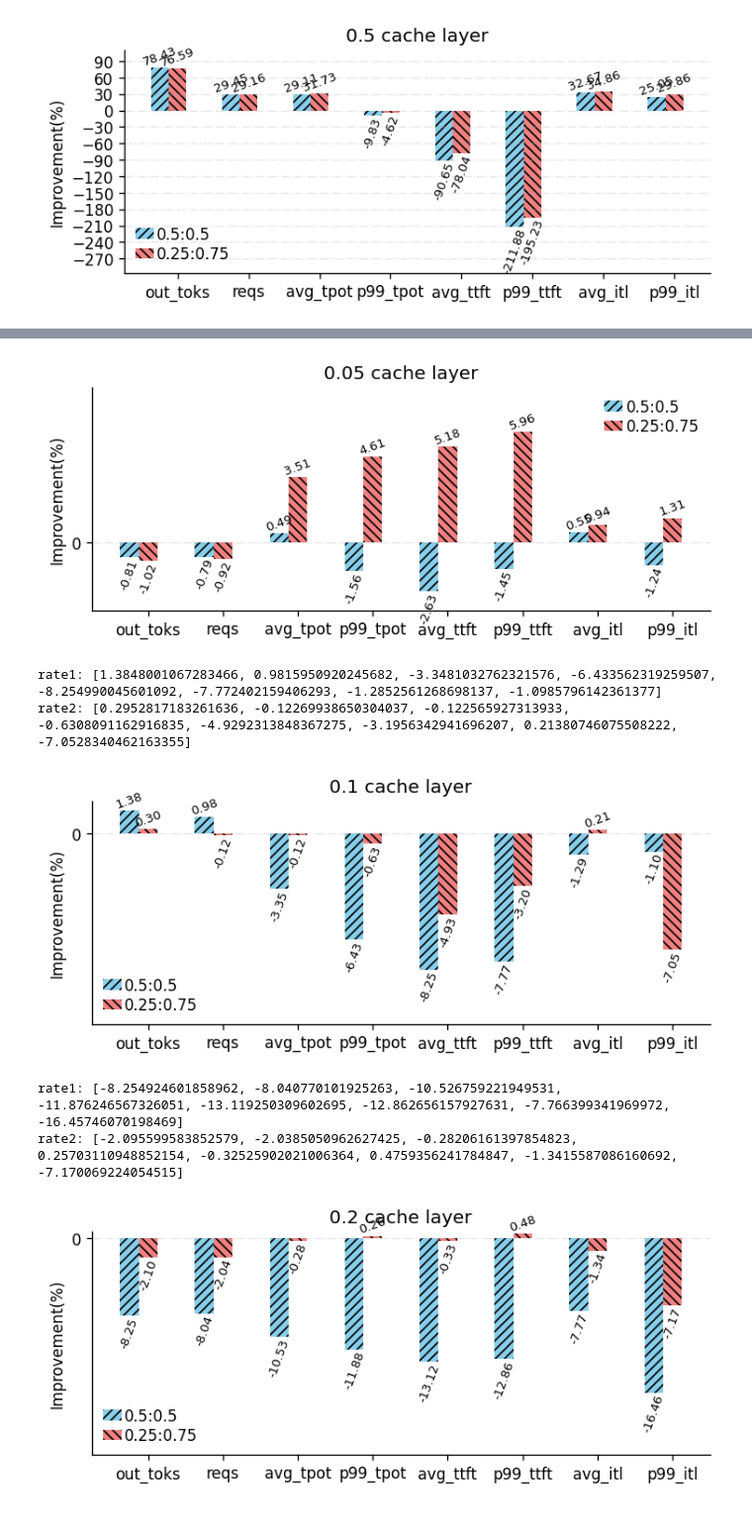
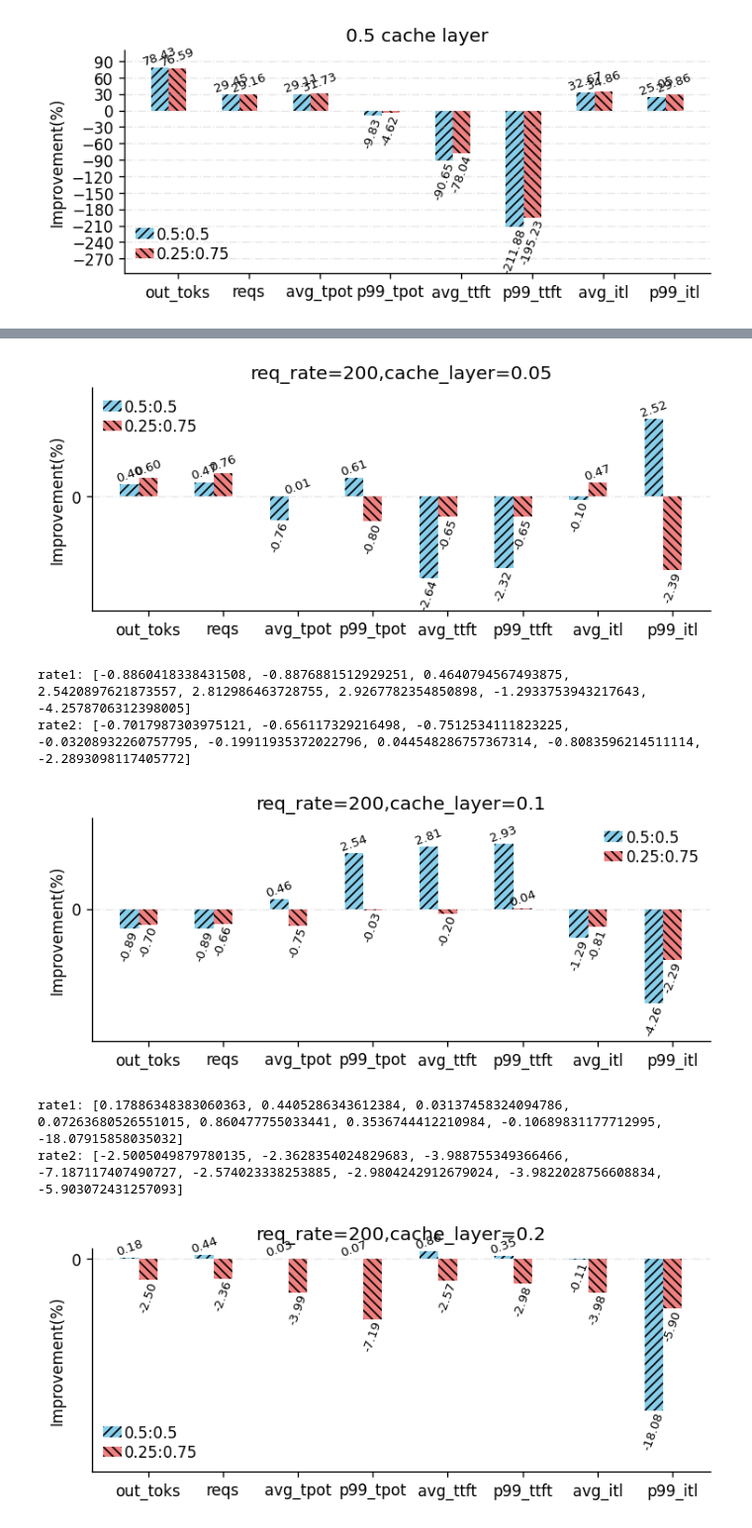
Before and after one commit to chenwenyan/eLLM, a Jupyter notebook: examples/results/hfuse_analysis.ipynb, the cells around one changed output, grey strips where cells are left out. Shown at 99% size. Drawn from its saved outputs; the diff is of its cells as text; code cells hidden in the pictures.

```diff
--- a/examples/results/hfuse_analysis.ipynb
+++ b/examples/results/hfuse_analysis.ipynb
@@ -69,7 +69,7 @@ def get_norm_res(model_name, gpu_utilization, req_rate, total_reqs, store_cache_
     return output_tokens_imp, reqs_imp, mean_tpot_imp, p99_tpot_imp, mean_ttft_imp, p99_ttft_imp, mean_itl_imp, p99_itl_imp
 # %%
 # 绘制柱状图，对比swap和recompute的性能提升
-def plot_bar(rate1, rate2, store_cache_layer):
+def plot_bar(rate1, rate2, store_cache_layer, req_rate):
     print('rate1:', rate1)
     print('rate2:', rate2)
     fig = plt.figure(figsize=(6, 2.5), dpi=120)
@@ -98,7 +98,7 @@ def plot_bar(rate1, rate2, store_cache_layer):
     ax.set_ylim(min(min(rate1), min(rate2))*1.4, max(max(rate1), max(rate2))*1.4)
 
     ax.grid(linestyle='-.', alpha=0.3, axis='y')
-    ax.title.set_text(f'{store_cache_layer} cache layer')
+    ax.title.set_text(f'req_rate={req_rate},cache_layer={store_cache_layer}')
     # ax.legend(bbox_to_anchor=(0.01, 1.05), loc='upper left', ncol=1, frameon=False, columnspacing=0.2, labelspacing=0.2, handlelength=1.2, handletextpad=0.2, borderaxespad=0.2, borderpad=0.5)
     ax.legend(loc='best', ncol=1, frameon=False, columnspacing=0.2, labelspacing=0.2, handlelength=1.2, handletextpad=0.2, borderaxespad=0.2, borderpad=0.5)
     plt.tight_layout(pad=0.1, w_pad=0.1, h_pad=0.1)
@@ -148,7 +148,7 @@ for store_cache_layer in store_cache_layers:
     rate_values = []
     for i in range(len(num_threads)):
         DATA_DIR = f'{DATA_PATH}dllm_org_128_hfusion_{num_threads[i]}'
-        output_tokens_imp, reqs_imp, mean_tpot_imp, p99_tpot_imp, mean_ttft_imp, p99_ttft_imp, mean_itl_imp, p99_itl_imp = get_norm_res(model_name, gpu_utilization, 100, 300, store_cache_layer, DATA_DIR)
+        output_tokens_imp, reqs_imp, mean_tpot_imp, p99_tpot_imp, mean_ttft_imp, p99_ttft_imp, mean_itl_imp, p99_itl_imp = get_norm_res(model_name, gpu_utilization, 100, 100, store_cache_layer, DATA_DIR)
         output_tokens_imps.append(np.mean(output_tokens_imp))
         reqs_imps.append(np.mean(reqs_imp))
         mean_tpot_imps.append(np.mean(mean_tpot_imp))
@@ -158,5 +158,5 @@ for store_cache_layer in store_cache_layers:
         mean_itl_imps.append(np.mean(mean_itl_imp))
         p99_itl_imps.append(np.mean(p99_itl_imp))
         rate_values.append([np.mean(output_tokens_imp), np.mean(reqs_imp), np.mean(mean_tpot_imp), np.mean(p99_tpot_imp), np.mean(mean_ttft_imp), np.mean(p99_ttft_imp), np.mean(mean_itl_imp), np.mean(p99_itl_imp)])
-    plot_bar(rate_values[0], rate_values[1], store_cache_layer)
+    plot_bar(rate_values[0], rate_values[1], store_cache_layer, req_rate=100)
 # %% [output]
@@ -181,7 +181,7 @@ for store_cache_layer in store_cache_layers:
     rate_values = []
     for i in range(len(num_threads)):
         DATA_DIR = f'{DATA_PATH}dllm_org_128_hfusion_{num_threads[i]}'
-        output_tokens_imp, reqs_imp, mean_tpot_imp, p99_tpot_imp, mean_ttft_imp, p99_ttft_imp, mean_itl_imp, p99_itl_imp = get_norm_res(model_name, gpu_utilization, 200, 300, store_cache_layer, DATA_DIR)
+        output_tokens_imp, reqs_imp, mean_tpot_imp, p99_tpot_imp, mean_ttft_imp, p99_ttft_imp, mean_itl_imp, p99_itl_imp = get_norm_res(model_name, gpu_utilization, 200, 200, store_cache_layer, DATA_DIR)
         output_tokens_imps.append(np.mean(output_tokens_imp))
         reqs_imps.append(np.mean(reqs_imp))
         mean_tpot_imps.append(np.mean(mean_tpot_imp))
@@ -191,5 +191,5 @@ for store_cache_layer in store_cache_layers:
         mean_itl_imps.append(np.mean(mean_itl_imp))
         p99_itl_imps.append(np.mean(p99_itl_imp))
         rate_values.append([np.mean(output_tokens_imp), np.mean(reqs_imp), np.mean(mean_tpot_imp), np.mean(p99_tpot_imp), np.mean(mean_ttft_imp), np.mean(p99_ttft_imp), np.mean(mean_itl_imp), np.mean(p99_itl_imp)])
-    plot_bar(rate_values[0], rate_values[1], store_cache_layer)
+    plot_bar(rate_values[0], rate_values[1], store_cache_layer, 200)
 # %% [output]
@@ -198,7 +198,7 @@ rate2: [-1.0168198515004239, -0.9186351706036608, 3.511505543888202, 4.612762809
-[figure, old version]
+[figure, new version]
-rate1: [1.3848001067283466, 0.9815950920245682, -3.3481032762321576, -6.433562319259507, -8.254990045601092, -7.772402159406293, -1.2852561268698137, -1.0985796142361377]
-rate2: [0.2952817183261636, -0.12269938650304037, -0.122565927313933, -0.6308091162916835, -4.9292313848367275, -3.1956342941696207, 0.21380746075508222, -7.0528340462163355]
+rate1: [-0.8860418338431508, -0.8876881512929251, 0.4640794567493875, 2.5420897621873557, 2.812986463728755, 2.9267782354850898, -1.2933753943217643, -4.2578706312398005]
+rate2: [-0.7017987303975121, -0.656117329216498, -0.7512534111823225, -0.03208932260757795, -0.19911935372022796, 0.044548286757367314, -0.8083596214511114, -2.2893098117405772]
-[figure, old version]
+[figure, new version]
-rate1: [-8.254924601858962, -8.040770101925263, -10.526759221949531, -11.876246567326051, -13.119250309602695, -12.862656157927631, -7.766399341969972, -16.45746070198469]
-rate2: [-2.095599583852579, -2.0385050962627425, -0.28206161397854823, 0.25703110948852154, -0.32525902021006364, 0.4759356241784847, -1.3415587086160692, -7.170069224054515]
+rate1: [0.17886348383060363, 0.4405286343612384, 0.03137458324094786, 0.07263680526551015, 0.860477755033441, 0.3536744412210984, -0.10689831177712995, -18.07915858035032]
+rate2: [-2.5005049879780135, -2.3628354024829683, -3.988755349366466, -7.187117407490727, -2.574023338253885, -2.9804242912679024, -3.9822028756608834, -5.903072431257093]
-[figure, old version]
+[figure, new version]
```
Also changed, not shown: parts of 5 cells of this notebook, 6 other files.
